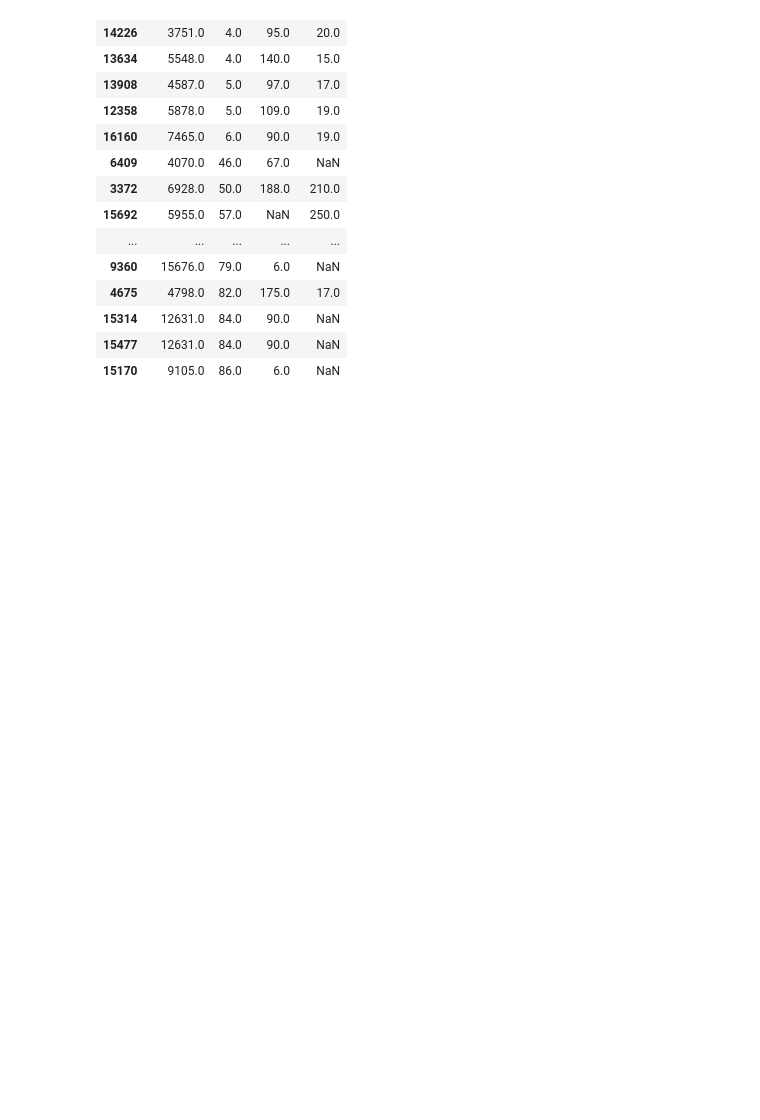
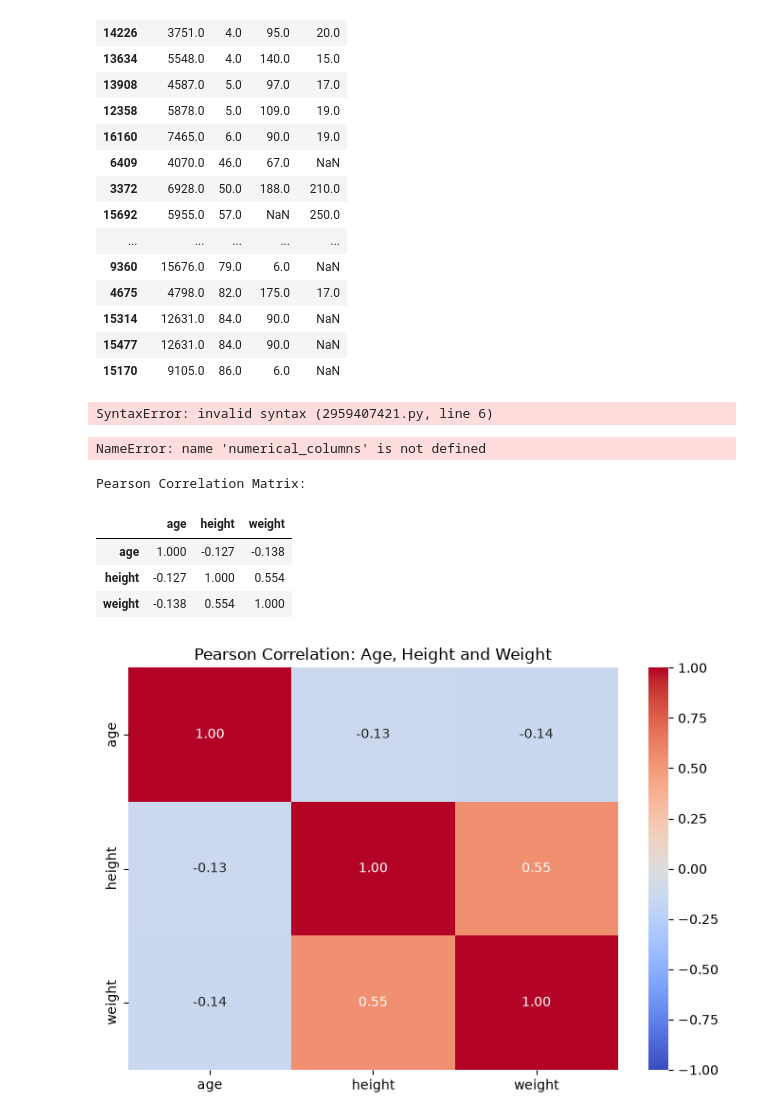
Before and after one commit to Prianka-0011/CardioTrustAI, a Jupyter notebook: src/CardioTrustAI.Backend/CardioTrustAI.PythonAPI/experiments/01_ptbxl_dataset_exploration.ipynb, the cells around one changed output. Cells and saved outputs as stored; diff of their text form; code cells hidden in the pictures; blank space fills up the shorter version.

```diff
--- a/src/CardioTrustAI.Backend/CardioTrustAI.PythonAPI/experiments/01_ptbxl_dataset_exploration.ipynb
+++ b/src/CardioTrustAI.Backend/CardioTrustAI.PythonAPI/experiments/01_ptbxl_dataset_exploration.ipynb
@@ -615,3 +615,60 @@ suspicious_measurements[
 | 15314 | 12631.0 | 84.0 | 90.0 | NaN |
 | 15477 | 12631.0 | 84.0 | 90.0 | NaN |
 | 15170 | 9105.0 | 86.0 | 6.0 | NaN |
+# %%
+# Select numerical columns
+numerical_columns = [
+    "age",
+    "height",
+    "weight"
+]$
+
+# Generate descriptive statistics
+df[numerical_columns].describe().round(2)
+# %% [output]
+SyntaxError: invalid syntax (2959407421.py, line 6)
+# %%
+df[numerical_columns].hist(
+    figsize=(12, 4),
+    bins=30,
+    edgecolor="black"
+)
+
+plt.tight_layout()
+plt.show()
+# %% [output]
+NameError: name 'numerical_columns' is not defined
+# %%
+
+# Step 1: Calculate Pearson correlation
+correlation_matrix = df[
+    ["age", "height", "weight"]
+].corr(method="pearson")
+
+# Step 2: Display correlation values
+print("Pearson Correlation Matrix:")
+display(correlation_matrix.round(3))
+
+# Step 3: Create heatmap
+plt.figure(figsize=(7, 5))
+
+sns.heatmap(
+    correlation_matrix,
+    annot=True,
+    cmap="coolwarm",
+    fmt=".2f",
+    vmin=-1,
+    vmax=1,
+    center=0
+)
+
+plt.title("Pearson Correlation: Age, Height and Weight")
+plt.tight_layout()
+plt.show()
+# %% [output]
+Pearson Correlation Matrix:
+|  | age | height | weight |
+| age | 1.000 | -0.127 | -0.138 |
+| height | -0.127 | 1.000 | 0.554 |
+| weight | -0.138 | 0.554 | 1.000 |
+[figure, added]
```
Also changed, not shown: parts of 3 cells of this notebook, 1 other file.
